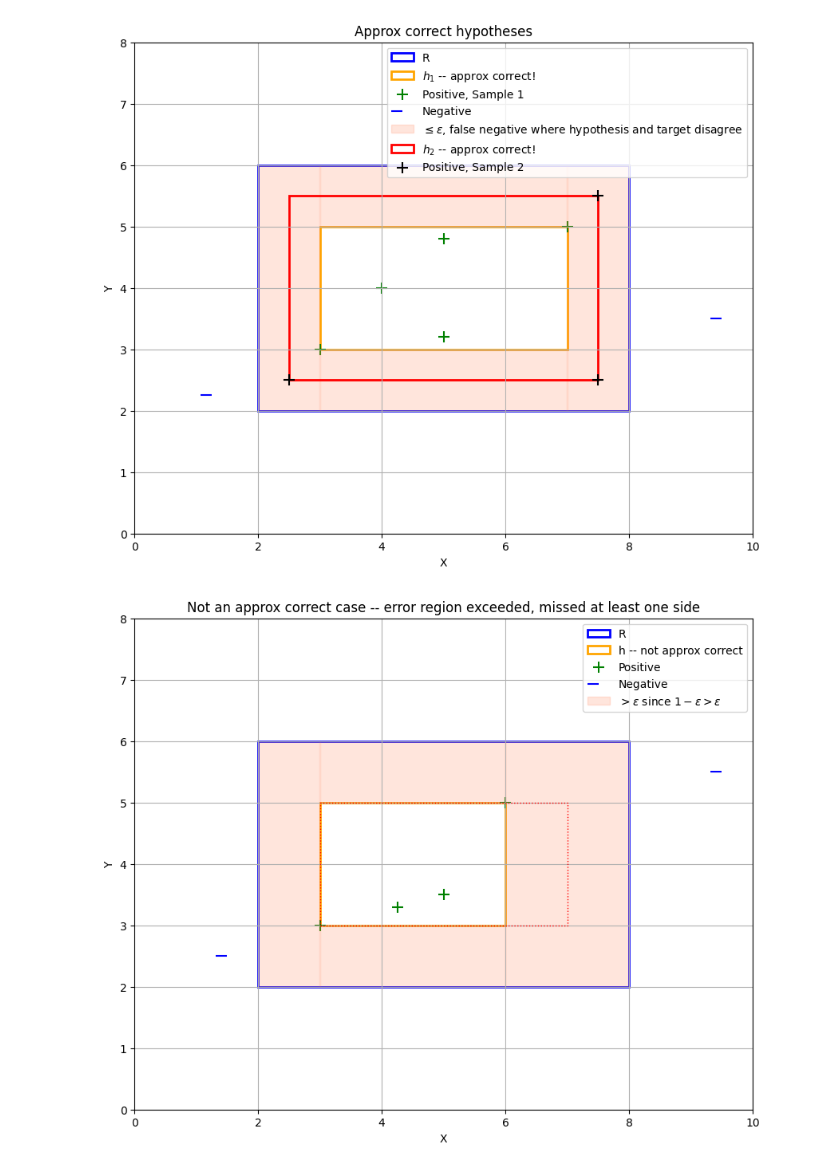
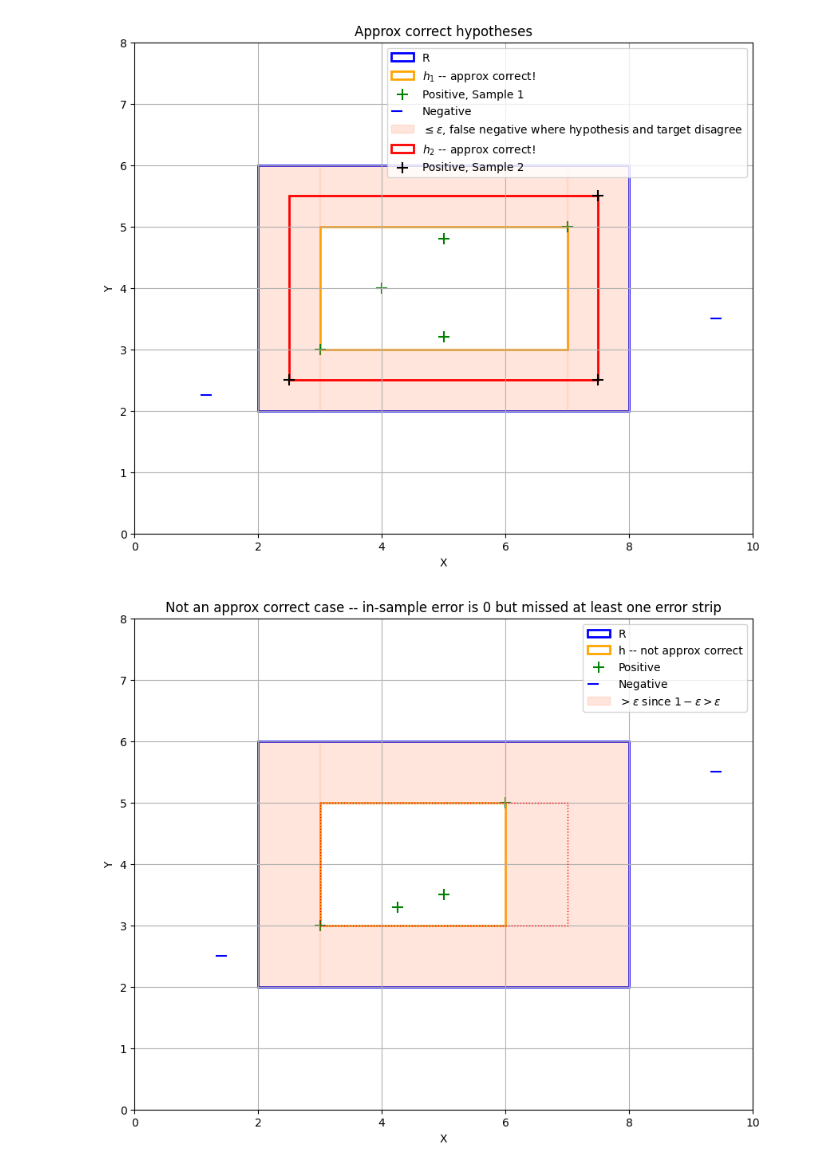
Before and after one commit to gcalbertini/ml_theory, a Jupyter notebook: chapters/graphics.ipynb, the cells around one changed output. Saved outputs shown, nothing was run; the diff lists cells and outputs as text; code cells hidden in the pictures.

```diff
--- a/chapters/graphics.ipynb
+++ b/chapters/graphics.ipynb
@@ -119,32 +119,32 @@ X = np.linspace(rect_R_coords[0][0], rect_R_coords[1][0], 500)
 ax.fill_between(X, rect_R_coords[0][1], rect_R_coords[2][1], where=(X <= rect_h_coords[0][0]) | (X >= rect_h_coords[1][0]), color='coral', alpha=0.2, label=r'$> \epsilon$ since $1-\epsilon > \epsilon$')
 ax.fill_between(X, rect_h_coords[0][1], rect_R_coords[0][1], where=(X >= rect_h_coords[0][0]) & (X <= rect_h_coords[1][0]), color='coral', alpha=0.2)
 ax.fill_between(X, rect_R_coords[2][1], rect_h_coords[2][1], where=(X >= rect_h_coords[0][0]) & (X <= rect_h_coords[1][0]), color='coral', alpha=0.2)
 
 # Set axis limits
 ax.set_xlim(0, 10)
 ax.set_ylim(0, 8)
 
 # Add legend with negative and positive only once
 handles, labels = ax.get_legend_handles_labels()
 unique_labels = set(labels)
 new_handles = [handle for handle, label in zip(handles, labels) if label in unique_labels]
 new_labels = [label for label in labels if label in unique_labels]
 ax.legend(new_handles, new_labels)
 
 # Set labels and title
 ax.set_xlabel('X')
 ax.set_ylabel('Y')
-ax.set_title('Not an approx correct case -- error region exceeded, missed at least one side')
+ax.set_title('Not an approx correct case -- in-sample error is 0 but missed at least one error strip')
 
 # Draw a dotted black outline rectangle from (3, 3) to (7, 5)
 ax.plot([rect_h_coords_orig[0][0], rect_h_coords_orig[1][0], rect_h_coords_orig[1][0], rect_h_coords_orig[0][0], rect_h_coords_orig[0][0]],
         [rect_h_coords_orig[0][1], rect_h_coords_orig[0][1], rect_h_coords_orig[2][1], rect_h_coords_orig[2][1], rect_h_coords_orig[0][1]],
         color='red', linestyle='dotted', linewidth=1)
 
 
 # Show the plot
 plt.grid(True)
 plt.savefig('badPAC.png')
 plt.show()
 # %% [output]
-[figure, old version]
+[figure, new version]
```
Also changed, not shown: 3 other files.
